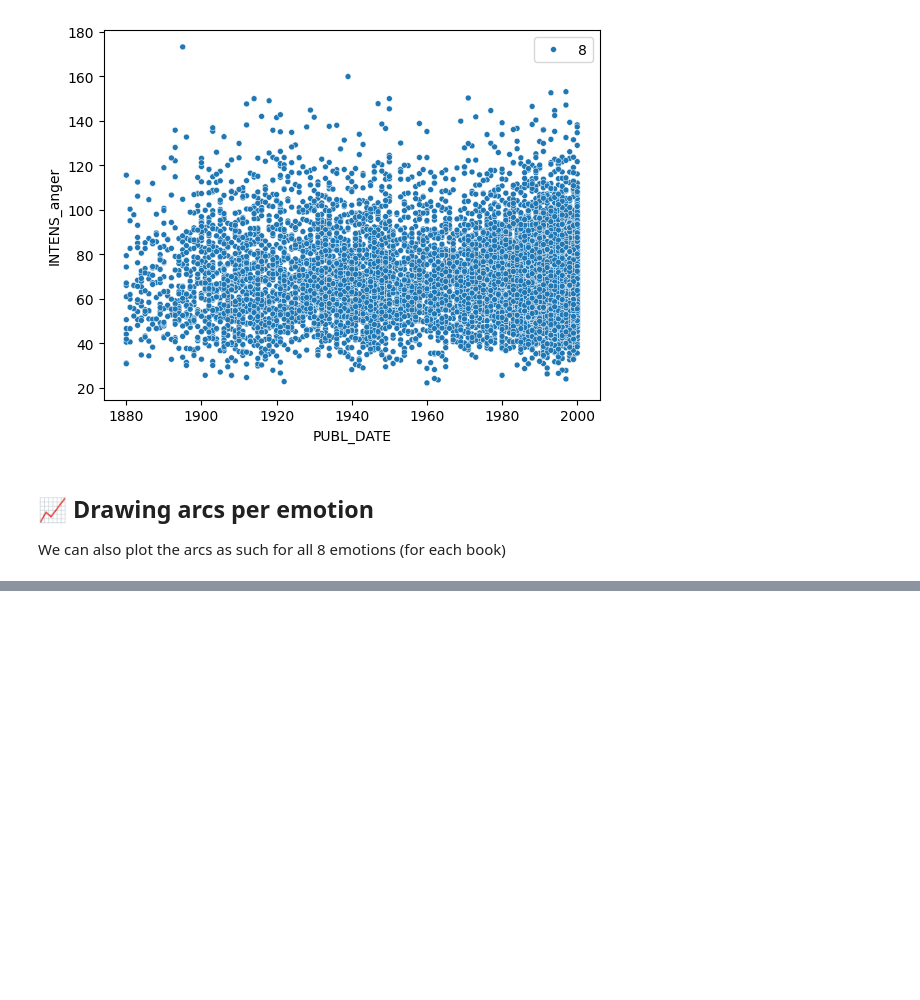
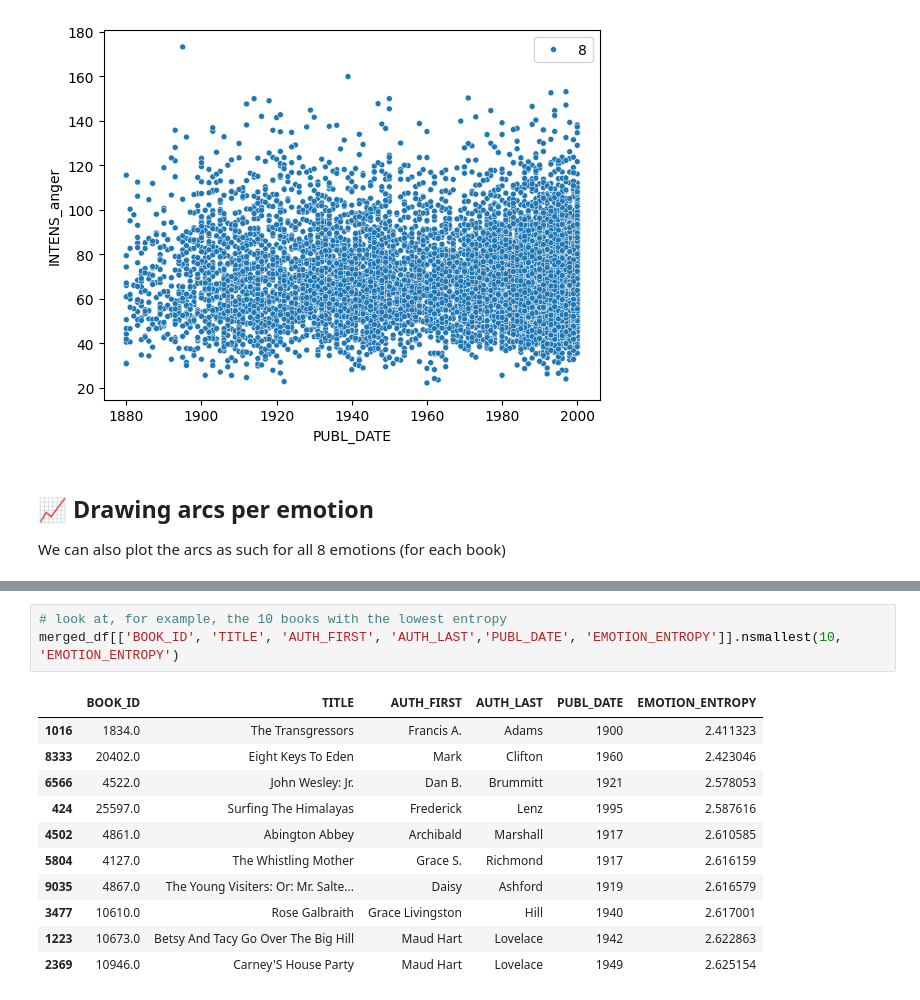
Before and after one commit to yuri-bizzoni/EmoArc, a Jupyter notebook: notebook.ipynb, the cells around one changed output, grey strips where cells are left out. Drawn from its saved outputs; the diff is of its cells as text; blank space fills up the shorter version.

```diff
--- a/notebook.ipynb
+++ b/notebook.ipynb
@@ -128,0 +283,15 @@ Text(0.5, 1.0, 'The Old Man And The Sea, Emotion arc: ANG')
+# %%
+# look at, for example, the 10 books with the lowest entropy
+merged_df[['BOOK_ID', 'TITLE', 'AUTH_FIRST', 'AUTH_LAST','PUBL_DATE', 'EMOTION_ENTROPY']].nsmallest(10, 'EMOTION_ENTROPY')
+# %% [output]
+|  | BOOK_ID | TITLE | AUTH_FIRST | AUTH_LAST | PUBL_DATE | EMOTION_ENTROPY |
+| 1016 | 1834.0 | The Transgressors | Francis A. | Adams | 1900 | 2.411323 |
+| 8333 | 20402.0 | Eight Keys To Eden | Mark | Clifton | 1960 | 2.423046 |
+| 6566 | 4522.0 | John Wesley: Jr. | Dan B. | Brummitt | 1921 | 2.578053 |
+| 424 | 25597.0 | Surfing The Himalayas | Frederick | Lenz | 1995 | 2.587616 |
+| 4502 | 4861.0 | Abington Abbey | Archibald | Marshall | 1917 | 2.610585 |
+| 5804 | 4127.0 | The Whistling Mother | Grace S. | Richmond | 1917 | 2.616159 |
+| 9035 | 4867.0 | The Young Visiters: Or: Mr. Salte... | Daisy | Ashford | 1919 | 2.616579 |
+| 3477 | 10610.0 | Rose Galbraith | Grace Livingston | Hill | 1940 | 2.617001 |
+| 1223 | 10673.0 | Betsy And Tacy Go Over The Big Hill | Maud Hart | Lovelace | 1942 | 2.622863 |
+| 2369 | 10946.0 | Carney'S House Party | Maud Hart | Lovelace | 1949 | 2.625154 |
```
Also changed, not shown: parts of 14 cells of this notebook, 7 other files.
